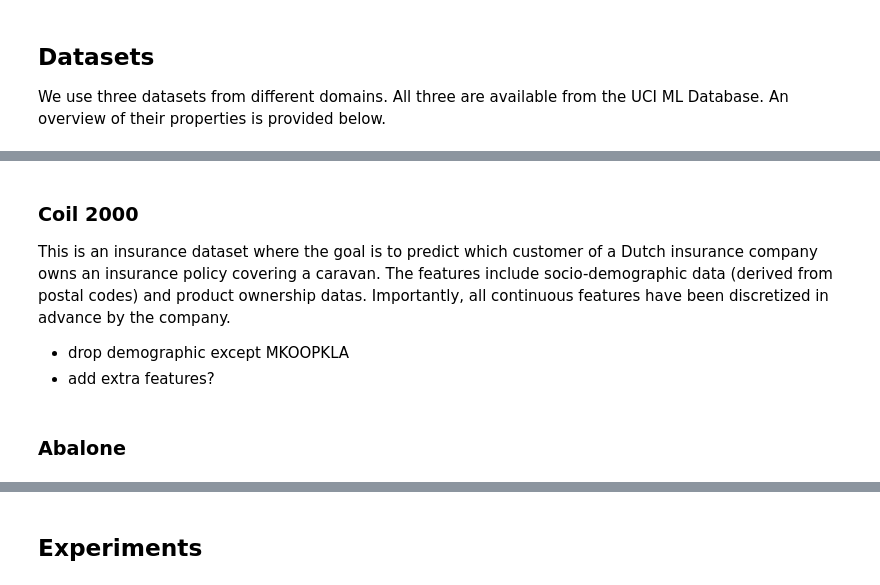
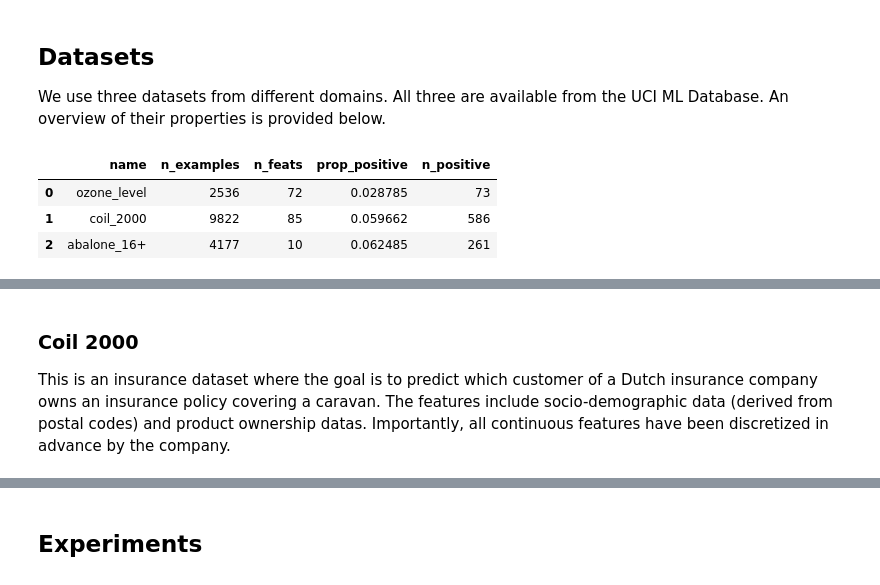
Before and after one commit to nikolay-shenkov/blog, a Jupyter notebook: _notebooks/2021-04-10-imbalanced-data.ipynb, the cells around one changed output, grey strips where cells are left out. Cells and saved outputs as stored; diff of their text form; code cells hidden in the pictures.

Commit message:
add abalone picture

```diff
--- a/_notebooks/2021-04-10-imbalanced-data.ipynb
+++ b/_notebooks/2021-04-10-imbalanced-data.ipynb
@@ -44,9 +44,46 @@ We use three datasets from different domains. All three are available from the U
 # %%
 #collapse
 datasets = fetch_datasets(filter_data=('ozone_level', 'coil_2000'))
 
+# load Abalone dataset from UCI archives
 abalone_uci = 'http://archive.ics.uci.edu/ml/machine-learning-databases/abalone/abalone.data'
 abalone = pd.read_csv(abalone_uci, header=None)
 abalone.columns = ['sex', 'length', 'diameter', 'height', 'whole_weight', 'shucked_weight',
                    'viscera_weight', 'shell_weight', 'rings']
 abalone = pd.get_dummies(abalone, columns=['sex'])
+
+# store in local
+abalone.to_feather('abalone.feather')
+abalone = pd.read_feather('abalone.feather')
+
+def abalone_Xy(thr):
+    """For a given threshold thr, all values above the threshold become
+    the "positive class"""
+    return {
+        'data': abalone.drop(columns='rings'),
+        'target': (abalone['rings'] >= thr).astype(np.int32),
+        'DESCR': f'abalone_{thr}+'
+    }
+
+def get_stats(ds):
+    """Extract statistics from a dataset."""
+    n_examples, n_feats = ds['data'].shape
+    is_positive = ds['target'] == 1
+    return {
+        'name': ds['DESCR'],
+        'n_examples': n_examples,
+        'n_feats': n_feats,
+        'prop_positive': is_positive.mean(),
+        'n_positive': is_positive.sum()
+    }
+
+thr = 16
+datasets[f'abalone_{thr}+'] = abalone_Xy(thr=thr)
+
+ds_info = pd.DataFrame(get_stats(ds) for ds in datasets.values())
+ds_info
+# %% [output]
+|  | name | n_examples | n_feats | prop_positive | n_positive |
+| 0 | ozone_level | 2536 | 72 | 0.028785 | 73 |
+| 1 | coil_2000 | 9822 | 85 | 0.059662 | 586 |
+| 2 | abalone_16+ | 4177 | 10 | 0.062485 | 261 |
@@ -85,8 +97,3 @@ This dataset contains 7 years of metereological (wind speed, temperature) as wel
 ### Coil 2000
 
 This is an insurance dataset where the goal is to predict which customer of a Dutch insurance company owns an insurance policy covering a caravan. The features include socio-demographic data (derived from postal codes) and product ownership datas. Importantly, all continuous features have been discretized in advance by the company.
-
-* drop demographic except MKOOPKLA
-* add extra features?
-# %% [markdown]
-### Abalone
```
Also changed, not shown: parts of 8 cells of this notebook, 2 other files.
